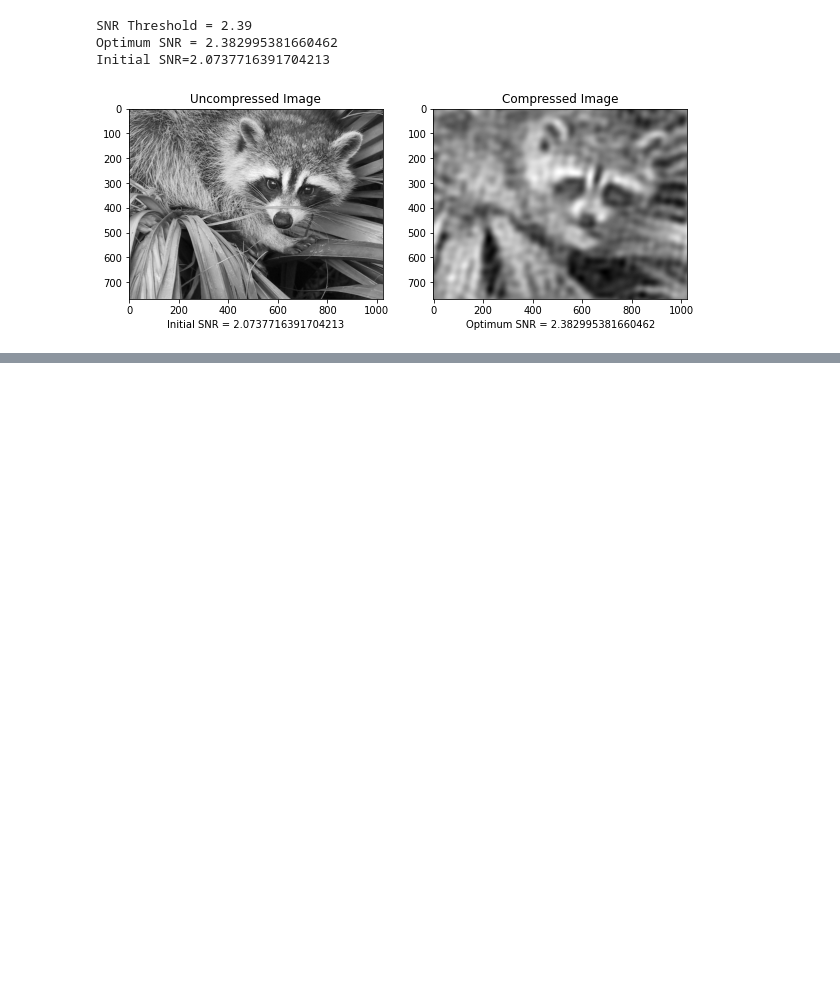
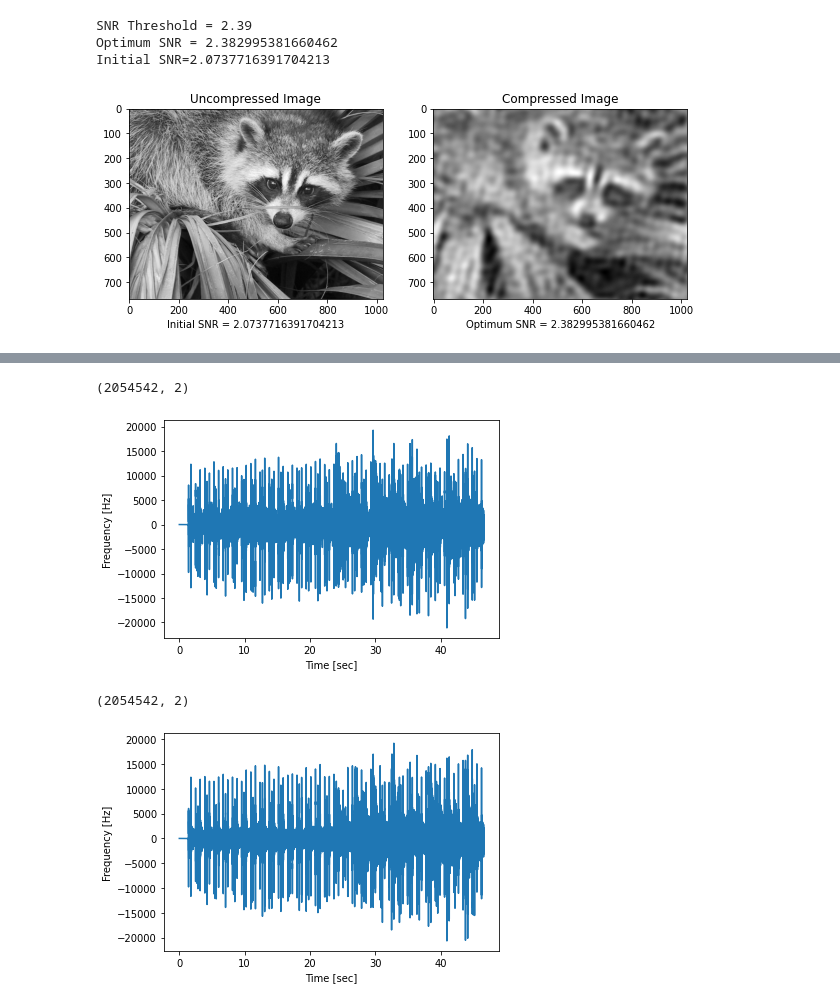
Before and after one commit to fusedbloxxer/signals-processing, a Jupyter notebook: dft-image-processing/main.ipynb, the cells around one changed output, grey strips where cells are left out. Saved outputs shown, nothing was run; the diff lists cells and outputs as text; code cells hidden in the pictures; blank space fills up the shorter version.

```diff
--- a/dft-image-processing/main.ipynb
+++ b/dft-image-processing/main.ipynb
@@ -302,0 +289,46 @@ Denoised Image SNR = 2.14
+# %%
+# Load the music using a custom library
+from pydub import AudioSegment
+import matplotlib.pyplot as plt
+from scipy import signal
+from scipy.io import wavfile
+import numpy as np
+
+# files
+src = "./resources/music.mp3"
+dst = "./resources/music_wav.wav"
+
+# convert wav to mp3
+sound = AudioSegment.from_mp3(src)
+sound.export(dst, format="wav")
+
+
+
+sample_rate, samples = wavfile.read('./resources/music_wav.wav')
+frequencies, times, spectrogram = signal.spectrogram(samples[0], sample_rate)
+
+#plt.pcolormesh(times, frequencies, spectrogram)
+
+time_array = np.linspace(0, samples.shape[0]/sample_rate, samples.shape[0])
+
+
+# (Optional) Plot the sine waves
+
+# First channel
+plt.plot(time_array, samples[:, 0])
+print(samples.shape)
+plt.ylabel('Frequency [Hz]')
+plt.xlabel('Time [sec]')
+plt.show()
+
+# Second channel
+plt.plot(time_array, samples[:, 1])
+print(samples.shape)
+plt.ylabel('Frequency [Hz]')
+plt.xlabel('Time [sec]')
+plt.show()
+# %% [output]
+(2054542, 2)
+[figure, added]
+(2054542, 2)
+[figure, added]
```
Also changed, not shown: parts of 3 cells of this notebook, 6 other files.
